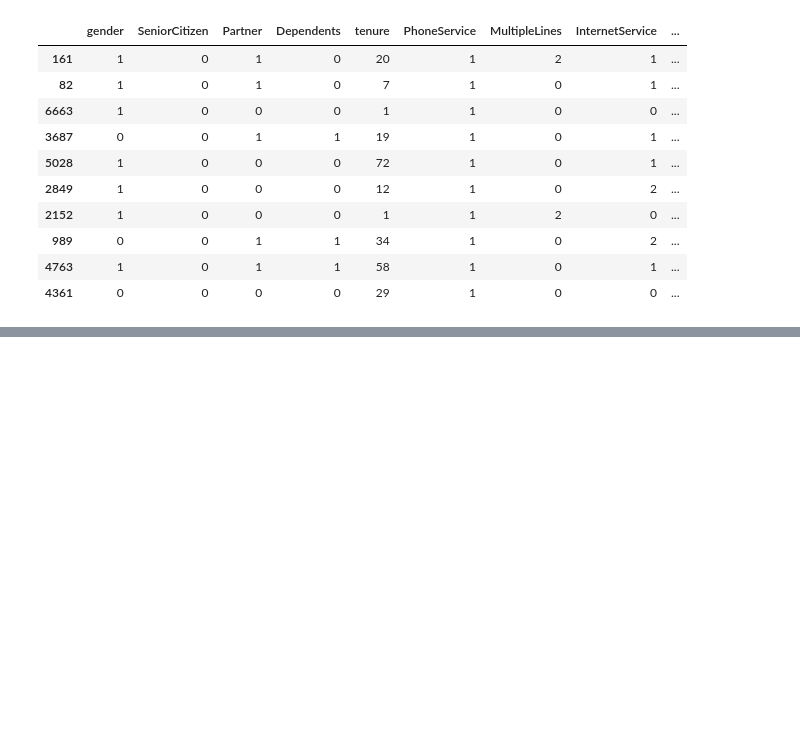
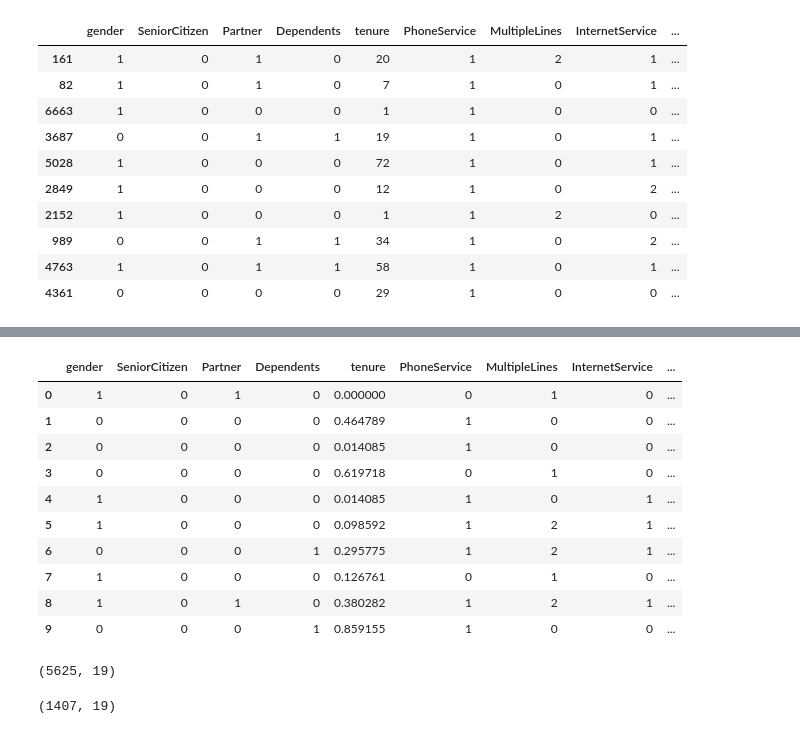
Before and after one commit to joshIsac/DeepLearningLab, a Jupyter notebook: 2348523_dl_lab4_Deep_neural_network.ipynb, the cells around one changed output, grey strips where cells are left out. Saved outputs shown, nothing was run; the diff lists cells and outputs as text; code cells hidden in the pictures; blank space fills up the shorter version.

```diff
--- a/2348523_dl_lab4_Deep_neural_network.ipynb
+++ b/2348523_dl_lab4_Deep_neural_network.ipynb
@@ -238,0 +272,7 @@ tel_data.sample(10)
+# %%
+#minMax Scaler
+min_scale= ['tenure','MonthlyCharges','TotalCharges']
+
+from sklearn.preprocessing import MinMaxScaler
+scaler = MinMaxScaler()
+tel_data[min_scale] = scaler.fit_transform(tel_data[min_scale])
@@ -238,0 +293,18 @@ tel_data.sample(10)
+# %%
+#predictor and target variable
+x = tel_data.drop('Churn',axis='columns')
+y = tel_data['Churn']
+# %%
+x.head(10)
+# %% [output]
+|  | gender | SeniorCitizen | Partner | Dependents | tenure | PhoneService | MultipleLines | InternetService | ... |
+| 0 | 1 | 0 | 1 | 0 | 0.000000 | 0 | 1 | 0 | ... |
+| 1 | 0 | 0 | 0 | 0 | 0.464789 | 1 | 0 | 0 | ... |
+| 2 | 0 | 0 | 0 | 0 | 0.014085 | 1 | 0 | 0 | ... |
+| 3 | 0 | 0 | 0 | 0 | 0.619718 | 0 | 1 | 0 | ... |
+| 4 | 1 | 0 | 0 | 0 | 0.014085 | 1 | 0 | 1 | ... |
+| 5 | 1 | 0 | 0 | 0 | 0.098592 | 1 | 2 | 1 | ... |
+| 6 | 0 | 0 | 0 | 1 | 0.295775 | 1 | 2 | 1 | ... |
+| 7 | 1 | 0 | 0 | 0 | 0.126761 | 0 | 1 | 0 | ... |
+| 8 | 1 | 0 | 1 | 0 | 0.380282 | 1 | 2 | 1 | ... |
+| 9 | 0 | 0 | 0 | 1 | 0.859155 | 1 | 0 | 0 | ... |
@@ -238,0 +314,8 @@ tel_data.sample(10)
+# %%
+X_train.shape
+# %% [output]
+(5625, 19)
+# %%
+X_test.shape
+# %% [output]
+(1407, 19)
```
Also changed, not shown: parts of 7 cells of this notebook.
